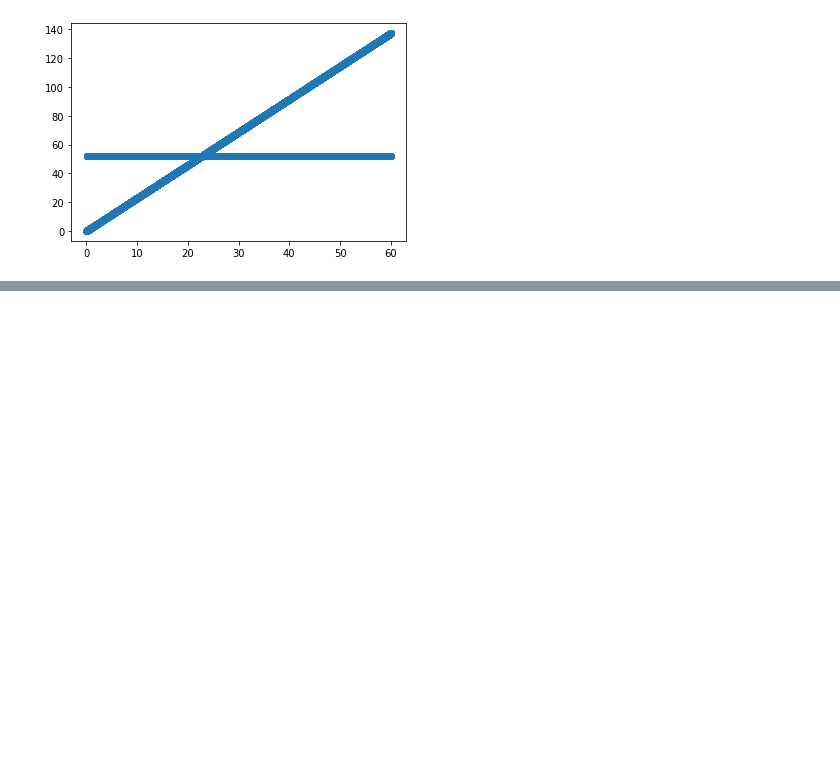
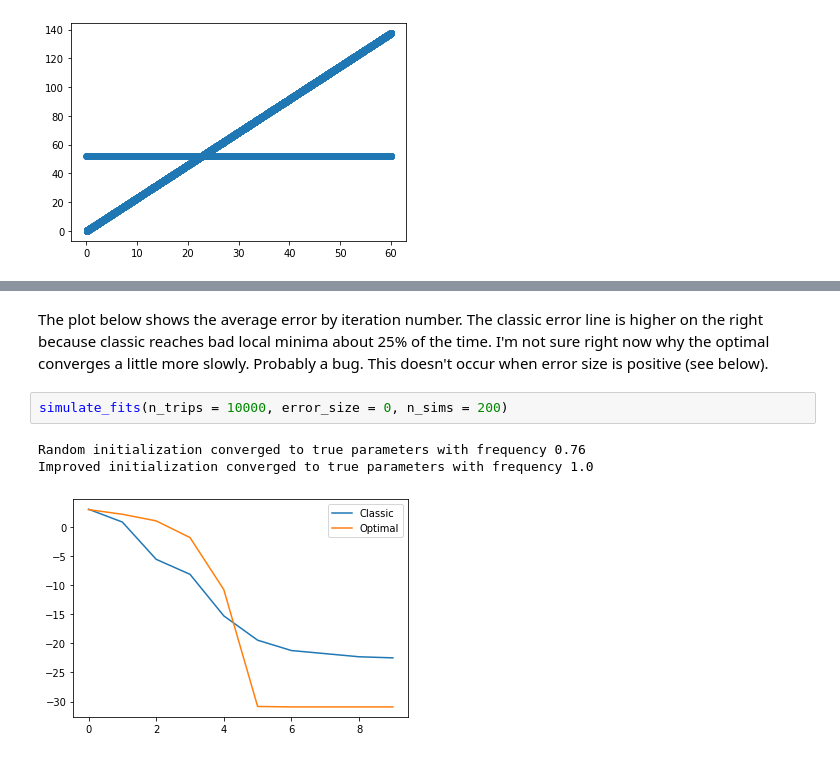
Before and after one commit to ahopen/math-tools-final-project, a Jupyter notebook: final_project_notebook.ipynb, the cells around one changed output, grey strips where cells are left out. Saved outputs shown, nothing was run; the diff lists cells and outputs as text; blank space fills up the shorter version.

```diff
--- a/final_project_notebook.ipynb
+++ b/final_project_notebook.ipynb
@@ -133,0 +200,8 @@ plt.show()
+# %% [markdown]
+The plot below shows the average error by iteration number. The classic error line is higher on the right because classic reaches bad local minima about 25% of the time. I'm not sure right now why the optimal converges a little more slowly. Probably a bug. This doesn't occur when error size is positive (see below).
+# %%
+simulate_fits(n_trips = 10000, error_size = 0, n_sims = 200)
+# %% [output]
+Random initialization converged to true parameters with frequency 0.76
+Improved initialization converged to true parameters with frequency 1.0
+[figure, added]
```
Also changed, not shown: parts of 13 cells of this notebook.
